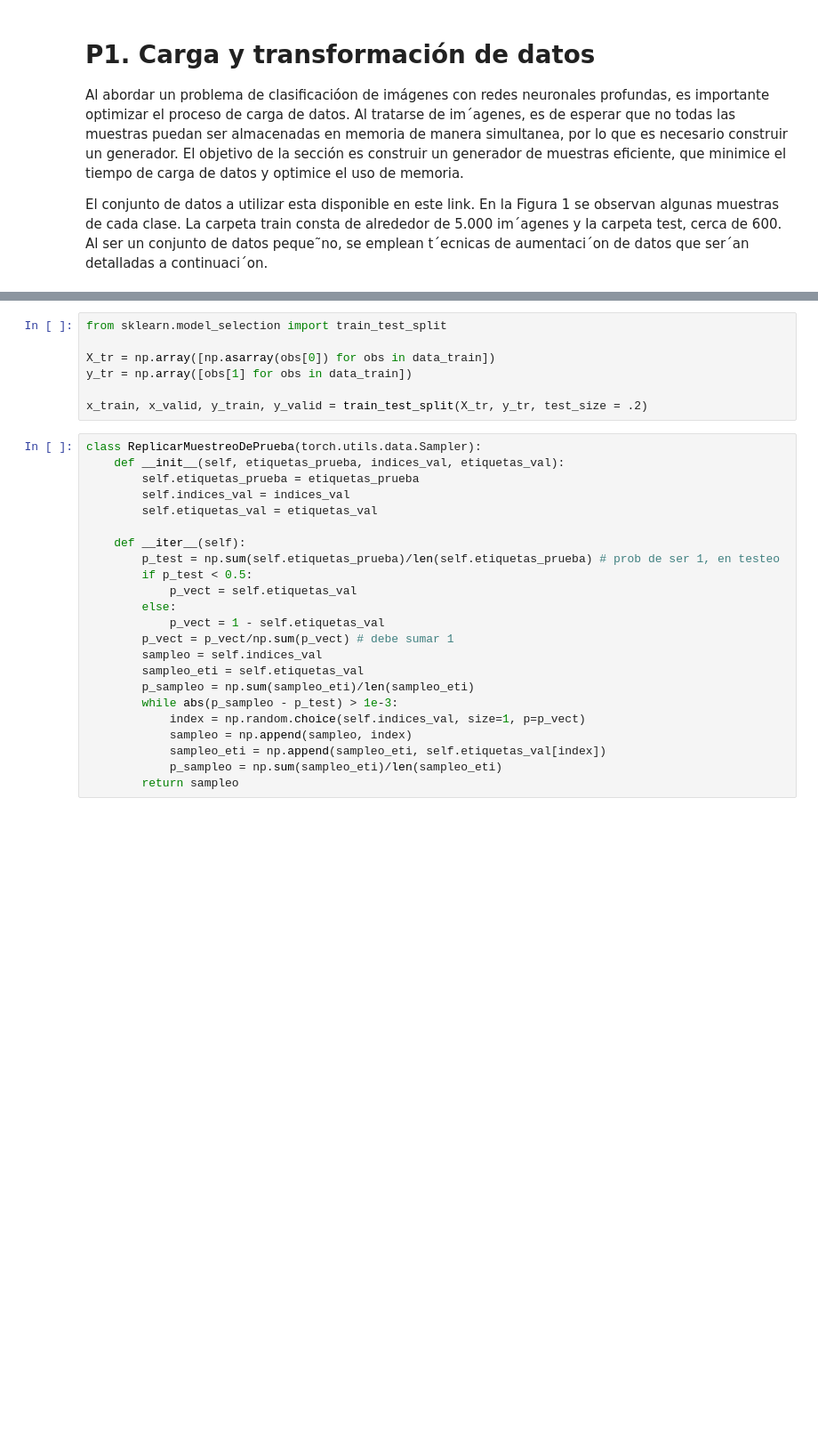
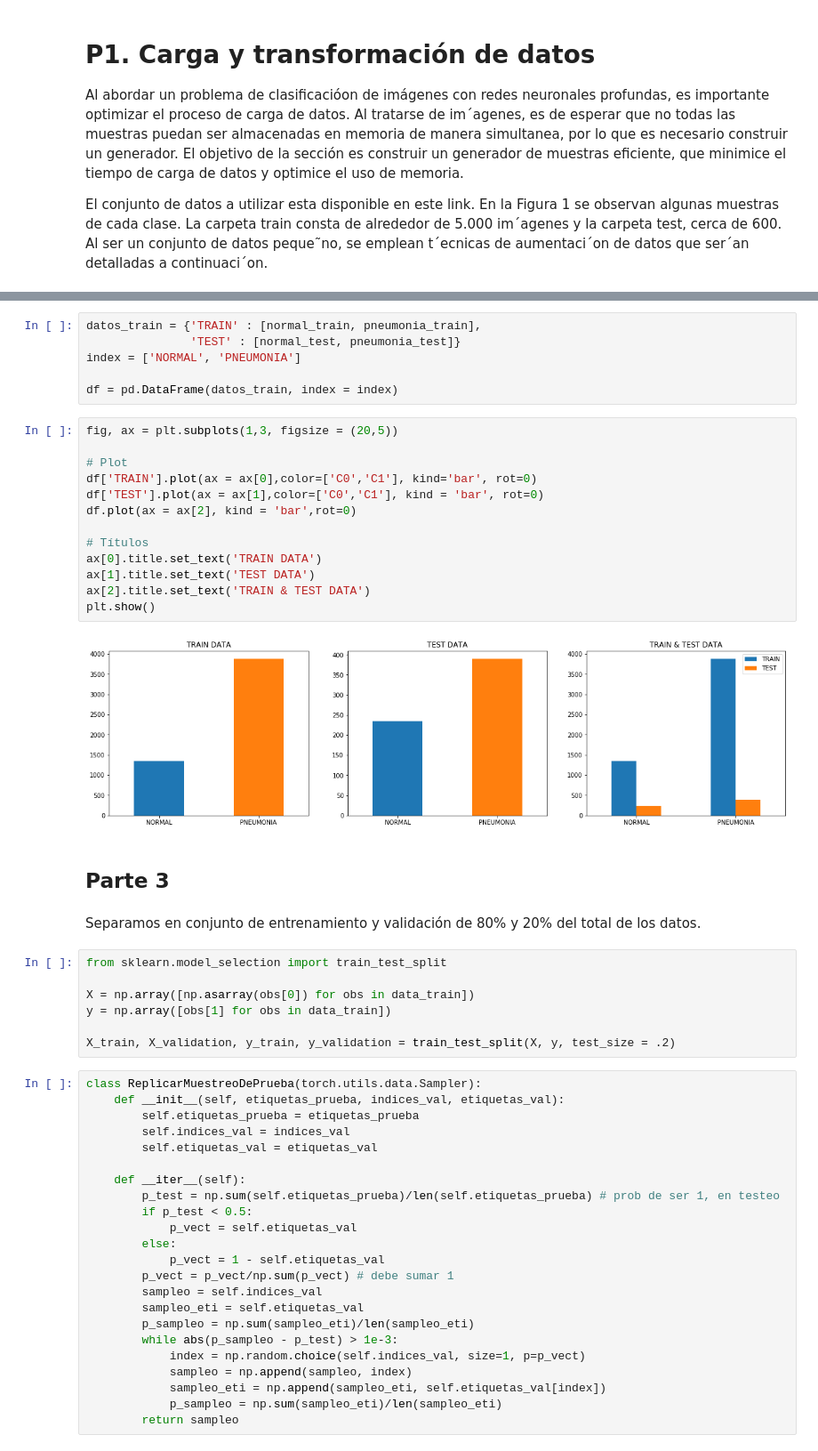
Before and after one commit to chapax123/Tarea-2-Lab-de-datos, a Jupyter notebook: Tarea_2.ipynb, the cells around one changed output, grey strips where cells are left out. Shown: that part at 89% size. Cells and saved outputs as stored; diff of their text form; blank space fills up the shorter version.

```diff
--- a/Tarea_2.ipynb
+++ b/Tarea_2.ipynb
@@ -79,10 +116,35 @@ parte 3
+# %%
+datos_train = {'TRAIN' : [normal_train, pneumonia_train],
+               'TEST' : [normal_test, pneumonia_test]}
+index = ['NORMAL', 'PNEUMONIA']
+
+df = pd.DataFrame(datos_train, index = index)
+# %%
+fig, ax = plt.subplots(1,3, figsize = (20,5))
+
+# Plot
+df['TRAIN'].plot(ax = ax[0],color=['C0','C1'], kind='bar', rot=0)
+df['TEST'].plot(ax = ax[1],color=['C0','C1'], kind = 'bar', rot=0)
+df.plot(ax = ax[2], kind = 'bar',rot=0)
+
+# Títulos
+ax[0].title.set_text('TRAIN DATA')
+ax[1].title.set_text('TEST DATA')
+ax[2].title.set_text('TRAIN & TEST DATA')
+plt.show()
+# %% [output]
+[figure, added]
+# %% [markdown]
+## Parte 3
+# %% [markdown]
+Separamos en conjunto de entrenamiento y validación de 80% y 20% del total de los datos.
 # %%
 from sklearn.model_selection import train_test_split
 
-X_tr = np.array([np.asarray(obs[0]) for obs in data_train])
-y_tr = np.array([obs[1] for obs in data_train])
+X = np.array([np.asarray(obs[0]) for obs in data_train])
+y = np.array([obs[1] for obs in data_train])
 
-x_train, x_valid, y_train, y_valid = train_test_split(X_tr, y_tr, test_size = .2)
+X_train, X_validation, y_train, y_validation = train_test_split(X, y, test_size = .2)
 # %%
 class ReplicarMuestreoDePrueba(torch.utils.data.Sampler):
     def __init__(self, etiquetas_prueba, indices_val, etiquetas_val):
```
Also changed, not shown: parts of 26 cells of this notebook.
